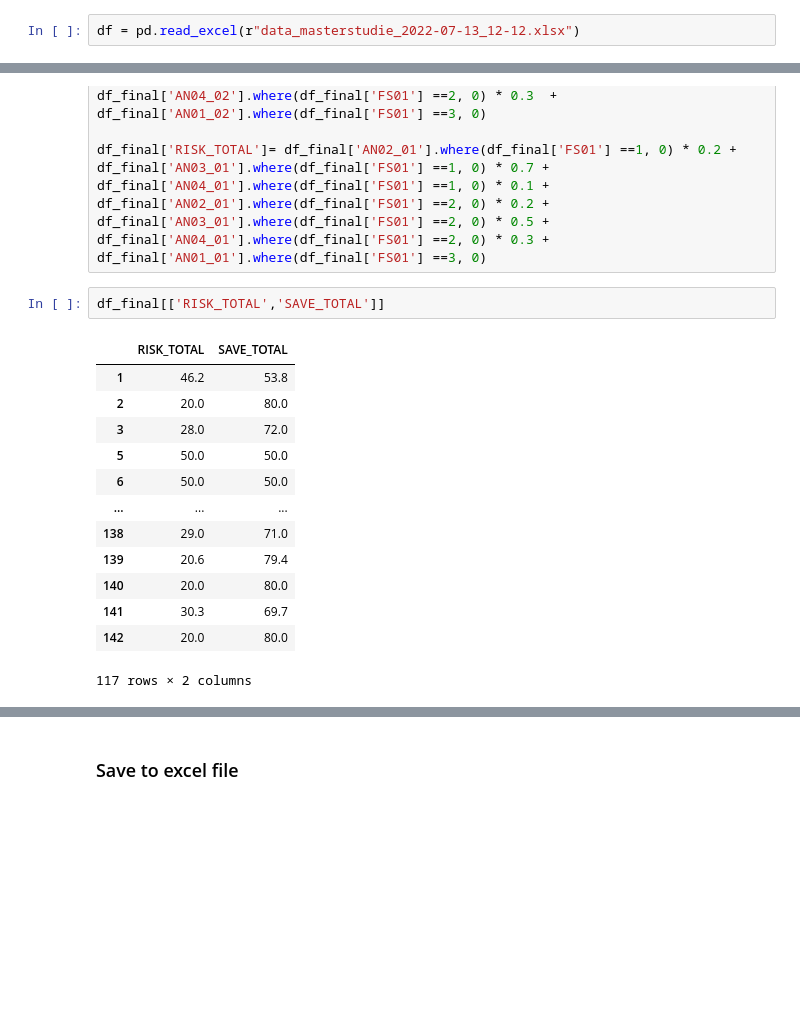
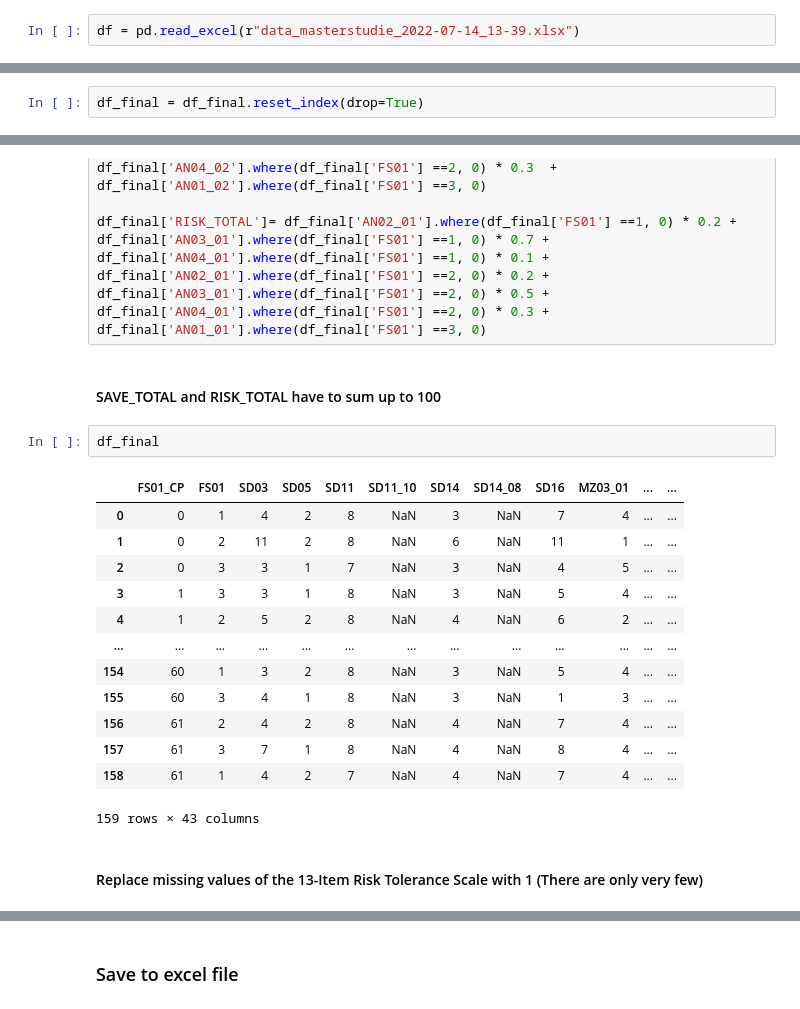
Before and after one commit to alsta450/Masterarbeit, a Jupyter notebook: Auswertung_Hauptstudie/data_engineering.ipynb, the cells around one changed output, grey strips where cells are left out. Cells and saved outputs as stored; diff of their text form; blank space fills up the shorter version.

Commit message:
Added newest data, removed old data

```diff
--- a/Auswertung_Hauptstudie/data_engineering.ipynb
+++ b/Auswertung_Hauptstudie/data_engineering.ipynb
@@ -7,7 +7,7 @@ import openpyxl
 # %% [markdown]
 ### Load Data
 # %%
-df = pd.read_excel(r"data_masterstudie_2022-07-13_12-12.xlsx")
+df = pd.read_excel(r"data_masterstudie_2022-07-14_13-39.xlsx")
 # %%
 df
 # %% [output]
@@ -78,4 +78,6 @@ df_overall = df_consent[df_consent["SC02"] == 1]
 df_final = df_overall.loc[(df_overall["RI01"] != -9)  & (df_overall["RI02"] != -9)]
 # %%
 df_final = df_final.loc[(df_final["AN01_01"] != -10)  & (df_final["AN01_02"] != -10) &(df_final["AN02_01"] != -10) &(df_final["AN02_02"] != -10) &(df_final["AN03_01"] != -10) &(df_final["AN03_02"] != -10) &(df_final["AN04_01"] != -10) &(df_final["AN04_02"] != -10)]
+# %%
+df_final = df_final.reset_index(drop=True)
 # %% [markdown]
@@ -85,19 +87,23 @@ df_final = df_final.loc[(df_final["AN01_01"] != -10)  & (df_final["AN01_02"] !=
 df_final['SAVE_TOTAL']= df_final['AN02_02'].where(df_final['FS01'] ==1, 0) * 0.2 + df_final['AN03_02'].where(df_final['FS01'] ==1, 0) * 0.7 + df_final['AN04_02'].where(df_final['FS01'] ==1, 0) * 0.1 + df_final['AN02_02'].where(df_final['FS01'] ==2, 0) * 0.2 + df_final['AN03_02'].where(df_final['FS01'] ==2, 0) * 0.5 + df_final['AN04_02'].where(df_final['FS01'] ==2, 0) * 0.3  + df_final['AN01_02'].where(df_final['FS01'] ==3, 0)
 
 df_final['RISK_TOTAL']= df_final['AN02_01'].where(df_final['FS01'] ==1, 0) * 0.2 + df_final['AN03_01'].where(df_final['FS01'] ==1, 0) * 0.7 + df_final['AN04_01'].where(df_final['FS01'] ==1, 0) * 0.1 + df_final['AN02_01'].where(df_final['FS01'] ==2, 0) * 0.2 + df_final['AN03_01'].where(df_final['FS01'] ==2, 0) * 0.5 + df_final['AN04_01'].where(df_final['FS01'] ==2, 0) * 0.3 + df_final['AN01_01'].where(df_final['FS01'] ==3, 0)
+# %% [markdown]
+#### SAVE_TOTAL and RISK_TOTAL have to sum up to 100
 # %%
-df_final[['RISK_TOTAL','SAVE_TOTAL']]
+df_final
 # %% [output]
-|  | RISK_TOTAL | SAVE_TOTAL |
-| 1 | 46.2 | 53.8 |
-| 2 | 20.0 | 80.0 |
-| 3 | 28.0 | 72.0 |
-| 5 | 50.0 | 50.0 |
-| 6 | 50.0 | 50.0 |
-| ... | ... | ... |
-| 138 | 29.0 | 71.0 |
-| 139 | 20.6 | 79.4 |
-| 140 | 20.0 | 80.0 |
-| 141 | 30.3 | 69.7 |
-| 142 | 20.0 | 80.0 |
+|  | FS01_CP | FS01 | SD03 | SD05 | SD11 | SD11_10 | SD14 | SD14_08 | SD16 | MZ03_01 | ... | ... |
+| 0 | 0 | 1 | 4 | 2 | 8 | NaN | 3 | NaN | 7 | 4 | ... | ... |
+| 1 | 0 | 2 | 11 | 2 | 8 | NaN | 6 | NaN | 11 | 1 | ... | ... |
+| 2 | 0 | 3 | 3 | 1 | 7 | NaN | 3 | NaN | 4 | 5 | ... | ... |
+| 3 | 1 | 3 | 3 | 1 | 8 | NaN | 3 | NaN | 5 | 4 | ... | ... |
+| 4 | 1 | 2 | 5 | 2 | 8 | NaN | 4 | NaN | 6 | 2 | ... | ... |
+| ... | ... | ... | ... | ... | ... | ... | ... | ... | ... | ... | ... | ... |
+| 154 | 60 | 1 | 3 | 2 | 8 | NaN | 3 | NaN | 5 | 4 | ... | ... |
+| 155 | 60 | 3 | 4 | 1 | 8 | NaN | 3 | NaN | 1 | 3 | ... | ... |
+| 156 | 61 | 2 | 4 | 2 | 8 | NaN | 4 | NaN | 7 | 4 | ... | ... |
+| 157 | 61 | 3 | 7 | 1 | 8 | NaN | 4 | NaN | 8 | 4 | ... | ... |
+| 158 | 61 | 1 | 4 | 2 | 7 | NaN | 4 | NaN | 7 | 4 | ... | ... |
-117 rows × 2 columns
+159 rows × 43 columns
+# %% [markdown]
+#### Replace missing values of the 13-Item Risk Tolerance Scale with 1 (There are only very few)
```
Also changed, not shown: parts of 12 cells of this notebook, 6 other files.
